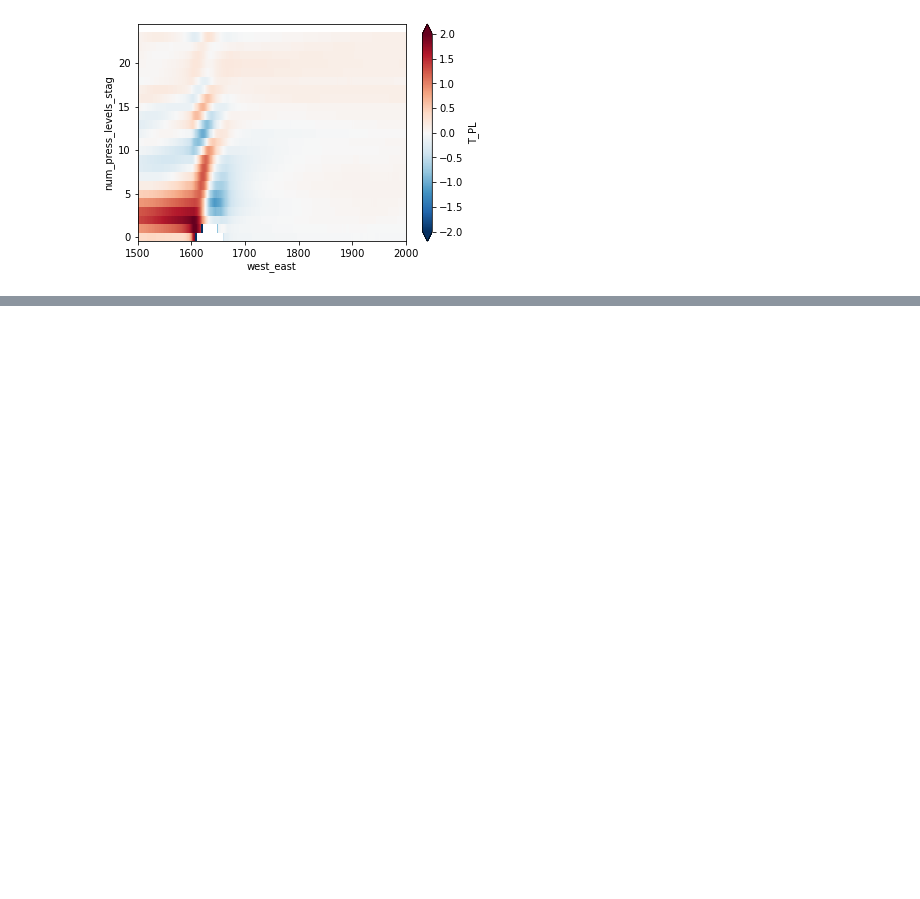
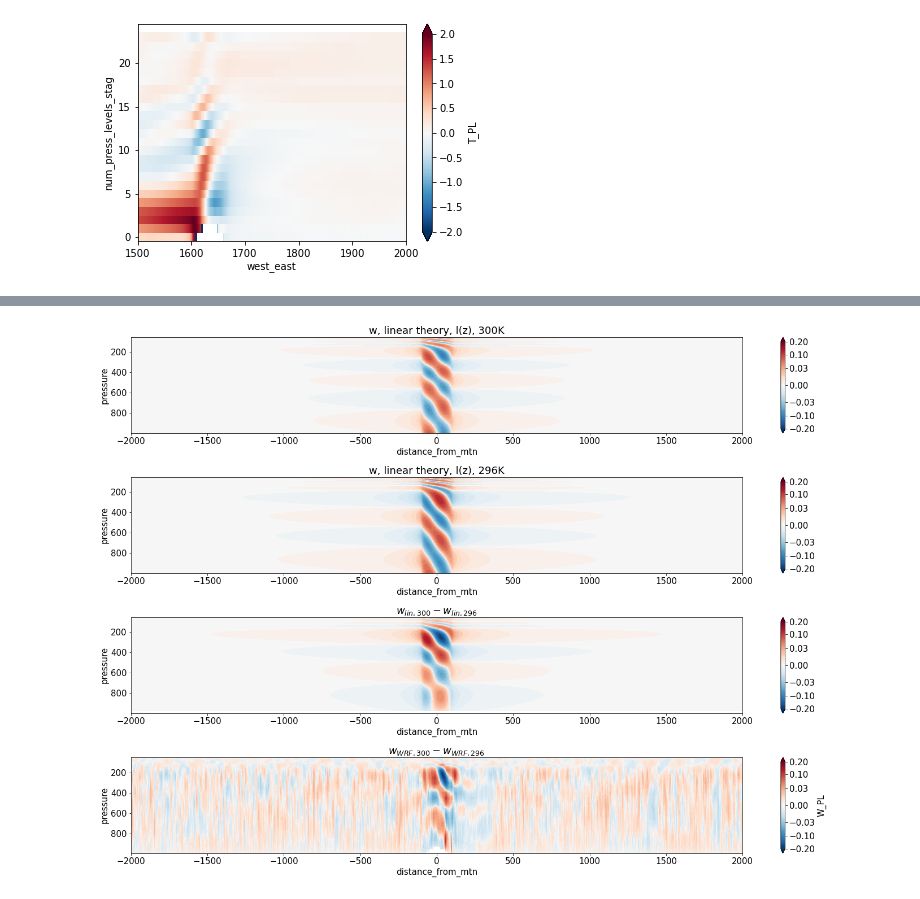
Before and after one commit to qnicolas/orographicPrecipitation, a Jupyter notebook: observationsAndERA5/generalLinearTheory.ipynb, the cells around one changed output, grey strips where cells are left out. Drawn from its saved outputs; the diff is of its cells as text; code cells hidden in the pictures; blank space fills up the shorter version.

```diff
--- a/observationsAndERA5/generalLinearTheory.ipynb
+++ b/observationsAndERA5/generalLinearTheory.ipynb
@@ -113,0 +174,9 @@ plt.xlim(1500,2000)
+# %%
+%%time
+sample_pout296 = xr.open_dataset("/global/cscratch1/sd/qnicolas/wrfdata/saved/channel.wrf.100x2.mountain.60lev.500m.296K.new.3km/BAKwrfpout_d01_1970-10-18_00_00_00")
+T_all = change_coords_pl(sample_pout296,sample_pout296.T_PL).sel(distance_from_mtn=slice(-2000,-5000))
+T_mean296 = T_all.where(T_all>0).mean(['Time','south_north','distance_from_mtn'])
+Z_all = change_coords_pl(sample_pout296,sample_pout296.GHT_PL).sel(distance_from_mtn=slice(-2000,-5000))
+Z_mean296 = Z_all.where(Z_all>0).mean(['Time','south_north','distance_from_mtn'])
+w_all = change_coords_pl(sample_pout296,sample_pout296.W_PL)
+w_mean296 = w_all.where(w_all>-100).mean(['Time','south_north'])
@@ -113,0 +186,4 @@ plt.xlim(1500,2000)
+# %%
+p296 = interp1d(Z_mean296,T_mean296.pressure,kind='linear',fill_value='extrapolate')(z)
+N296 = interp1d(Z_mean296,compute_N(T_mean296,100,'pressure'),kind='linear',fill_value='extrapolate')(z)
+U = 10.*z**0
@@ -113,0 +195,27 @@ plt.xlim(1500,2000)
+# %%
+w_general296 = w_general296.assign_coords({'pressure':('altitude',p296)}).swap_dims({'altitude':'pressure'})
+# %%
+fig,axs = plt.subplots(4,1,figsize=(20,14))
+amp=0.03
+def levs(wmax,n):
+    x=np.linspace(-wmax**(1/n),wmax**(1/n),40)
+    return np.sign(x)*np.abs(x)**n
+
+levs1=levs2=levs(0.2,2)
+wticks=[-.2,-.1,-.03,0.,.03,.1,.2]
+
+w_general.plot.contourf(ax=axs[0],y='pressure',yincrease=False,levels=levs1,extend='both',cbar_kwargs={'ticks':wticks})
+w_general296.plot.contourf(ax=axs[1],y='pressure',yincrease=False,levels=levs1,extend='both',cbar_kwargs={'ticks':wticks})
+
+(w_general-w_general296.interp_like(w_general)).plot.contourf(ax=axs[2],y='pressure',yincrease=False,levels=levs1,extend='both',cbar_kwargs={'ticks':wticks})
+(w_mean-w_mean296).plot.contourf(ax=axs[3],y='pressure',yincrease=False,levels=levs1,extend='both',cbar_kwargs={'ticks':wticks})
+
+for ax in axs:
+    ax.set_xlim(-2000,2000)
+axs[0].set_title('w, linear theory, l(z), 300K')
+axs[1].set_title('w, linear theory, l(z), 296K')
+axs[2].set_title(r'$w_{lin,300} - w_{lin,296}$')
+axs[3].set_title(r'$w_{WRF,300} - w_{WRF,296}$')
+fig.tight_layout()
+# %% [output]
+[figure, added]
```
Also changed, not shown: parts of 23 cells of this notebook, 8 other files.
